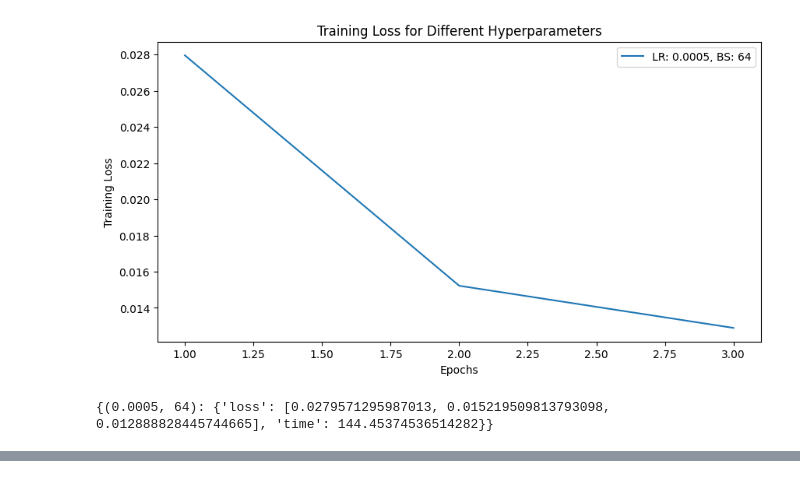
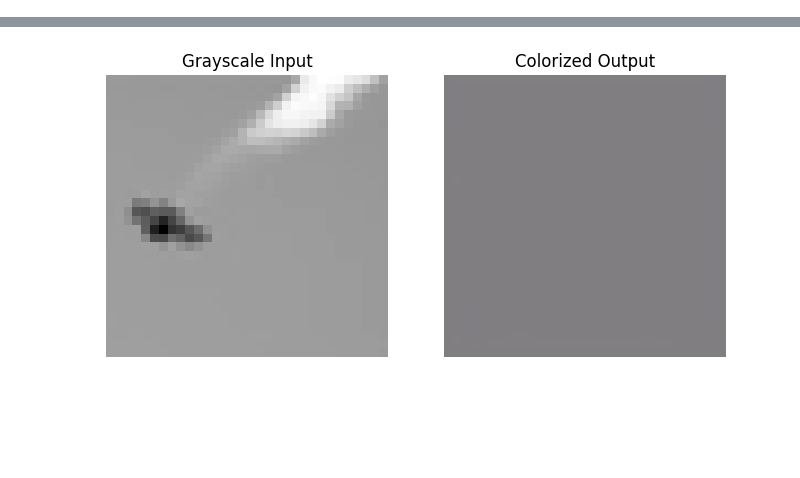
Before and after one commit to JumanaRahim/Nullclass-Internship, a Jupyter notebook: TASK 1.ipynb, the cells around one changed output, grey strips where cells are left out. Cells and saved outputs as stored; diff of their text form; code cells hidden in the pictures; blank space fills up the shorter version.

```diff
--- a/TASK 1.ipynb
+++ b/TASK 1.ipynb
@@ -41,0 +13,5 @@ Files already downloaded and verified
+# %%
+transform = transforms.Compose([
+    transforms.Grayscale(num_output_channels=1),
+    transforms.ToTensor()
+])
@@ -42,3 +27,22 @@ Files already downloaded and verified
+# %%
+class CIFAR10Colorization(Dataset):
+    def __init__(self, dataset):
+        self.dataset = dataset
+
+    def __len__(self):
+        return len(self.dataset)
+
+    def __getitem__(self, idx):
+        img, _ = self.dataset[idx]
+        gray = img
+        color = torchvision.transforms.ToTensor()(torchvision.transforms.ToPILImage()(img).convert("RGB"))
+        return gray, color
+# %%
+trainset_gray_color = CIFAR10Colorization(trainset)
+testset_gray_color = CIFAR10Colorization(testset)
+
+trainloader = DataLoader(trainset_gray_color, batch_size=64, shuffle=True)
+testloader = DataLoader(testset_gray_color, batch_size=64, shuffle=False)
 # %%
 class ColorizationAutoencoder(nn.Module):
     def __init__(self):
@@ -110,27 +86,12 @@ class ColorizationAutoencoder(nn.Module):
 # %%
-# Define hyperparameters to test
-hyperparameters = [
-    {"learning_rate": 0.001, "batch_size": 32},
-    {"learning_rate": 0.0005, "batch_size": 64},
-    {"learning_rate": 0.0001, "batch_size": 128}
-]
-
-# Function to train model with specific hyperparameters
-def train_model(learning_rate, batch_size, num_epochs=10):
-    device = torch.device("cuda" if torch.cuda.is_available() else "cpu")
-
-    # Load data with new batch size
-    trainloader = torch.utils.data.DataLoader(list(zip(train_gray, train_color)), batch_size=batch_size, shuffle=True)
-    testloader = torch.utils.data.DataLoader(list(zip(test_gray, test_color)), batch_size=batch_size, shuffle=False)
-
-    # Initialize model, loss function, and optimizer
+def train_model(learning_rate, batch_size, num_epochs=5):
+    trainloader = DataLoader(trainset_gray_color, batch_size=batch_size, shuffle=True)
     model = ColorizationAutoencoder().to(device)
     criterion = nn.MSELoss()
     optimizer = optim.Adam(model.parameters(), lr=learning_rate)
 
     train_loss_history = []
 
-    # Training loop
     for epoch in range(num_epochs):
         total_loss = 0.0
         for gray_imgs, color_imgs in trainloader:
@@ -268,24 +272,0 @@ Training completed in 144.45 sec
-# %%
-import matplotlib.pyplot as plt
-
-plt.figure(figsize=(10, 5))
-
-for (lr, bs), data in results.items():
-    loss_values = data.get("loss", [])
-
-    if isinstance(loss_values, list) and all(isinstance(i, (int, float)) for i in loss_values):
-        plt.plot(range(1, len(loss_values) + 1), loss_values, label=f"LR: {lr}, BS: {bs}")
-    else:
-        print(f"Warning: Invalid loss data for LR={lr}, BS={bs}: {loss_values}")
-
-plt.xlabel("Epochs")
-plt.ylabel("Training Loss")
-plt.title("Training Loss for Different Hyperparameters")
-plt.legend()
-plt.show()
-# %% [output]
-[figure, removed]
-# %%
-print(results)
-# %% [output]
-{(0.0005, 64): {'loss': [0.0279571295987013, 0.015219509813793098, 0.012888828445744665], 'time': 144.45374536514282}}
@@ -291,0 +290,3 @@ print(results)
+# %%
+loss_history = train_model(learning_rate=0.001, batch_size=32, num_epochs=3)
+# %% [output]
@@ -291,0 +296 @@ print(results)
+[figure, added]
```
Also changed, not shown: parts of 15 cells of this notebook.
